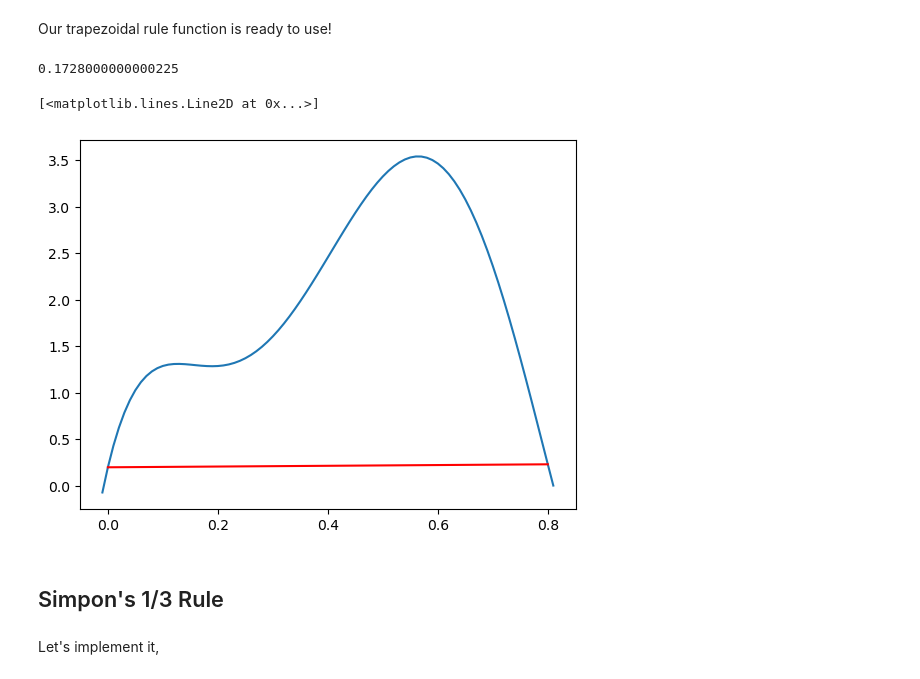
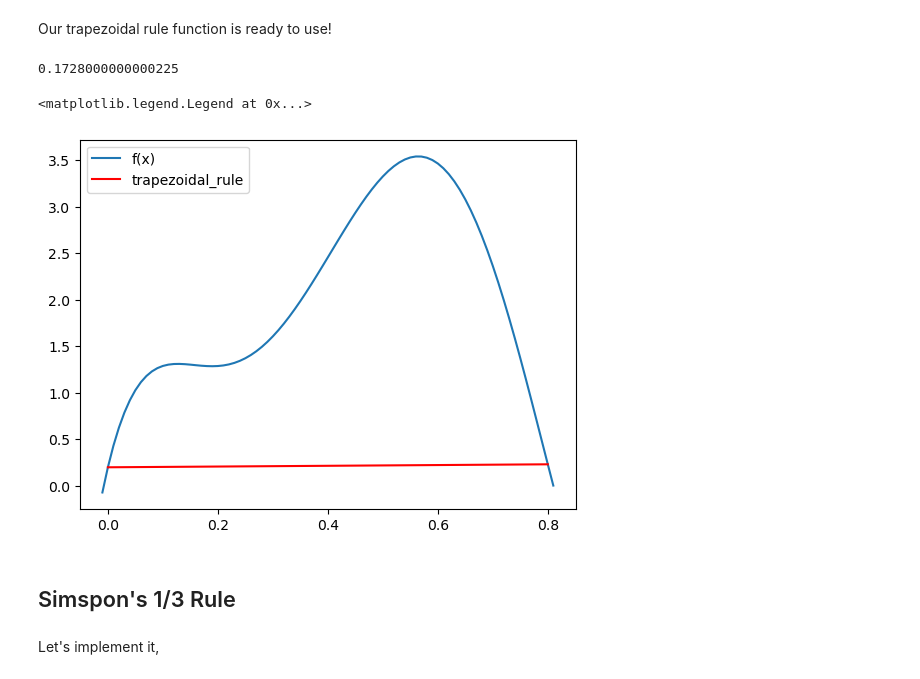
Before and after one commit to SharafatKarim/python-notebook, a Jupyter notebook: 02 - numerical methods/08 - integrals.ipynb, the cells around one changed output. Saved outputs shown, nothing was run; the diff lists cells and outputs as text; code cells hidden in the pictures.

Commit message:
updaged text and graphs

```diff
--- a/02 - numerical methods/08 - integrals.ipynb
+++ b/02 - numerical methods/08 - integrals.ipynb
@@ -31,14 +32,15 @@ def trapezoidal_rule(fun, a, b):
 Our trapezoidal rule function is ready to use!
 # %%
 print(trapezoidal_rule(fun, 0, 0.8))
-plt.plot(array, fun(array))
-plt.plot([0, 0.8], [fun(0), fun(0.8)], color='red')
+plt.plot(array, fun(array), label='f(x)')
+plt.plot([0, 0.8], [fun(0), fun(0.8)], color='red', label='trapezoidal_rule')
+plt.legend()
 # %% [output]
 0.1728000000000225
-[<matplotlib.lines.Line2D at 0x...>]
+<matplotlib.legend.Legend at 0x...>
-[figure, old version]
+[figure, new version]
 # %% [markdown]
-## Simpon's 1/3 Rule
+## Simspon's 1/3 Rule
 # %% [markdown]
 Let's implement it,
 # %%
```
Also changed, not shown: parts of 2 cells of this notebook.
